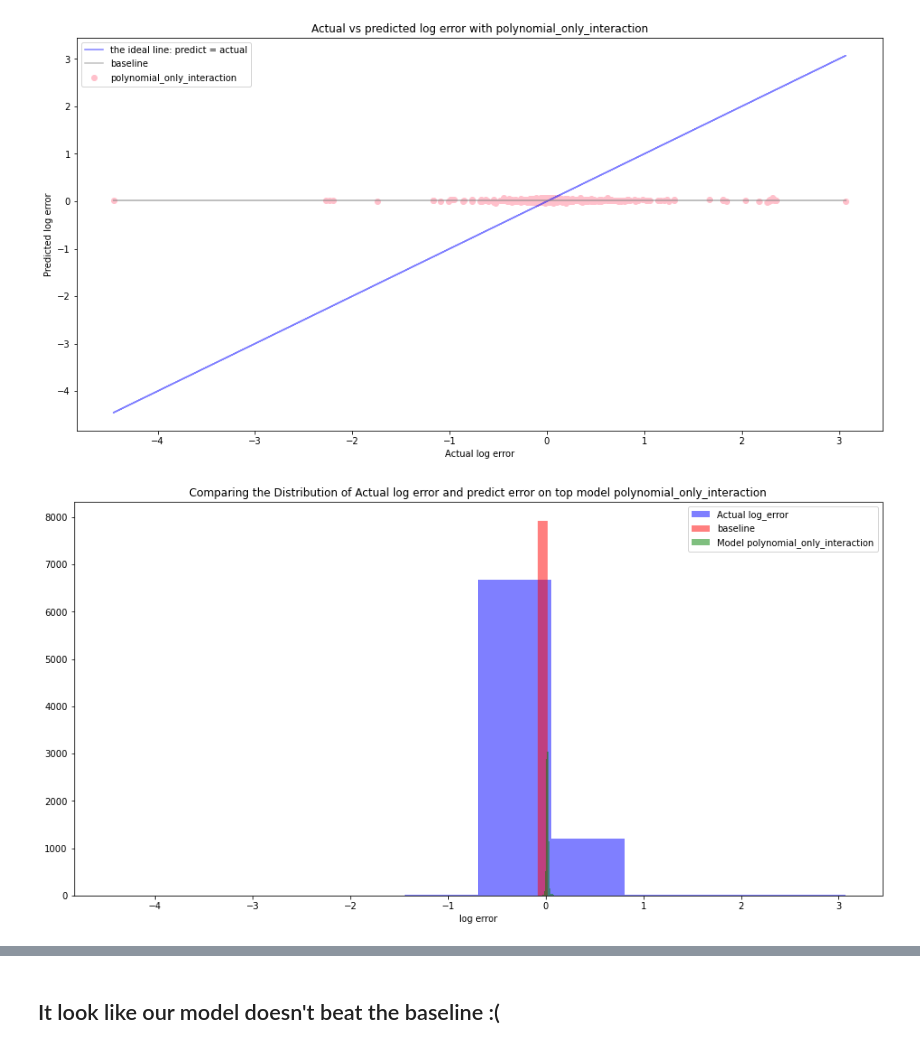
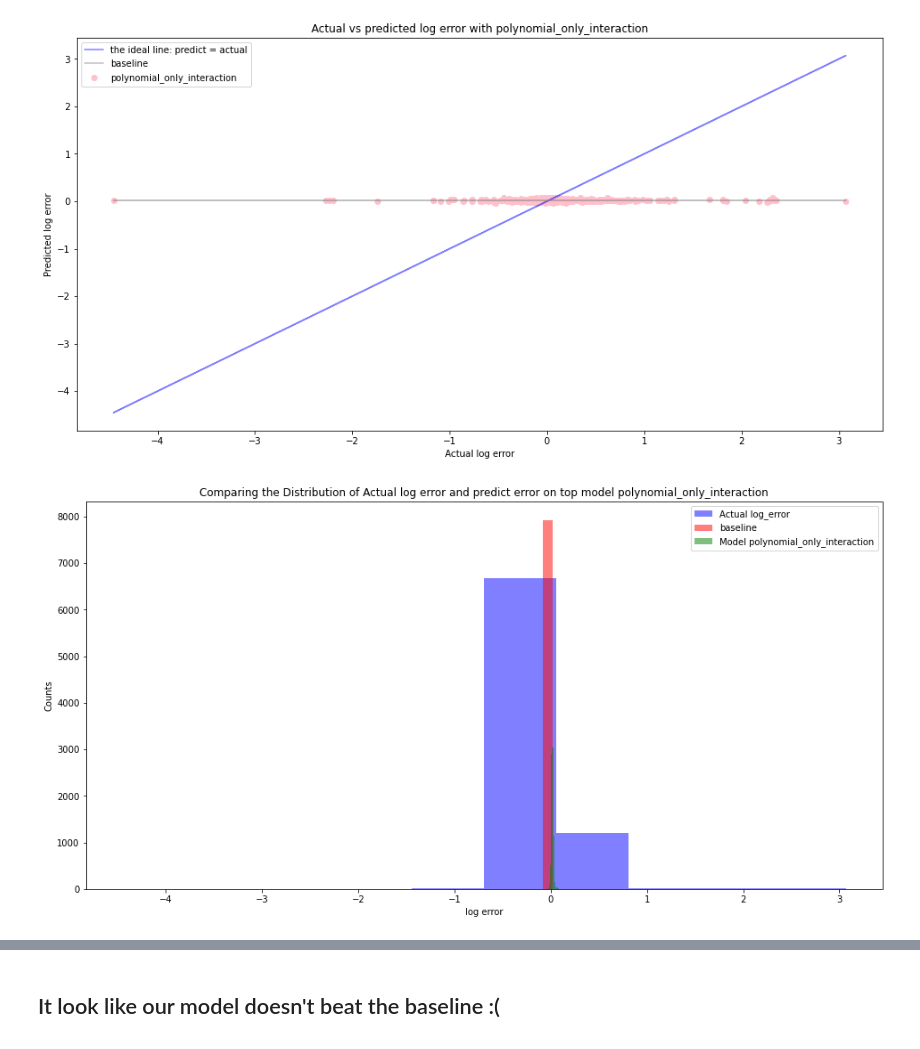
Before and after one commit to Chenchen070/zillow_clustering_project, a Jupyter notebook: work_book.ipynb, the cells around one changed output, grey strips where cells are left out. Saved outputs shown, nothing was run; the diff lists cells and outputs as text; code cells hidden in the pictures.

```diff
--- a/work_book.ipynb
+++ b/work_book.ipynb
@@ -1379,13 +1379,13 @@ Text(0.5, 1.0, 'Actual vs predicted log error with polynomial_only_interaction')
 # %%
 plt.figure(figsize=(16,8))
 
 plt.hist(predictions_test_rfe.actual, color='blue', alpha=.5, label="Actual log_error")
 plt.hist(predictions_test_rfe.baseline, color='red', alpha=.5, label="baseline")
 plt.hist(predictions_test_rfe.polynomial_only_interaction, color='green', alpha=.5, label="Model polynomial_only_interaction")
 plt.xlabel("log error")
-# plt.ylabel("Number of Students")
+plt.ylabel("Counts")
 plt.title("Comparing the Distribution of Actual log error and predict error on top model polynomial_only_interaction")
 plt.legend()
 plt.show()
 # %% [output]
-[figure, old version]
+[figure, new version]
```
Also changed, not shown: parts of 3 cells of this notebook.
